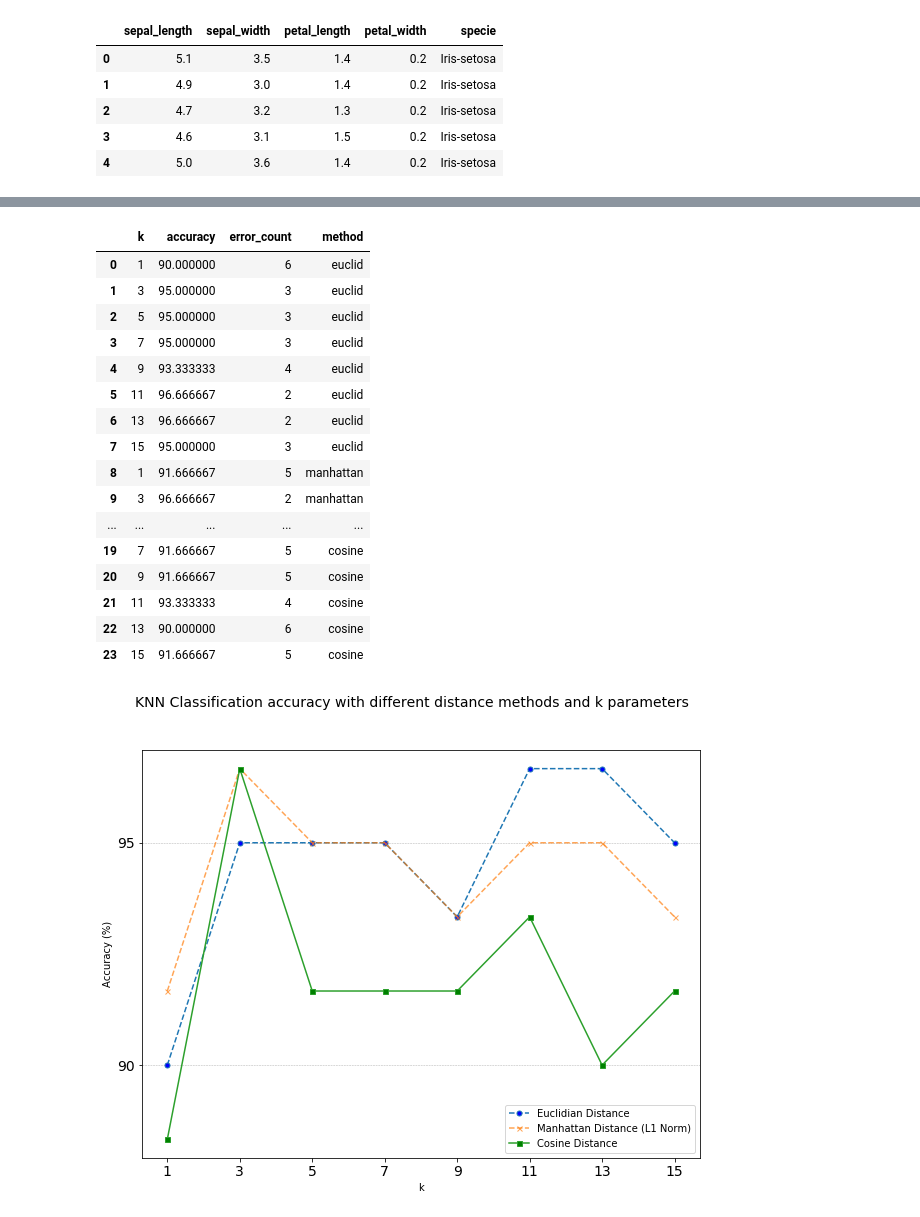
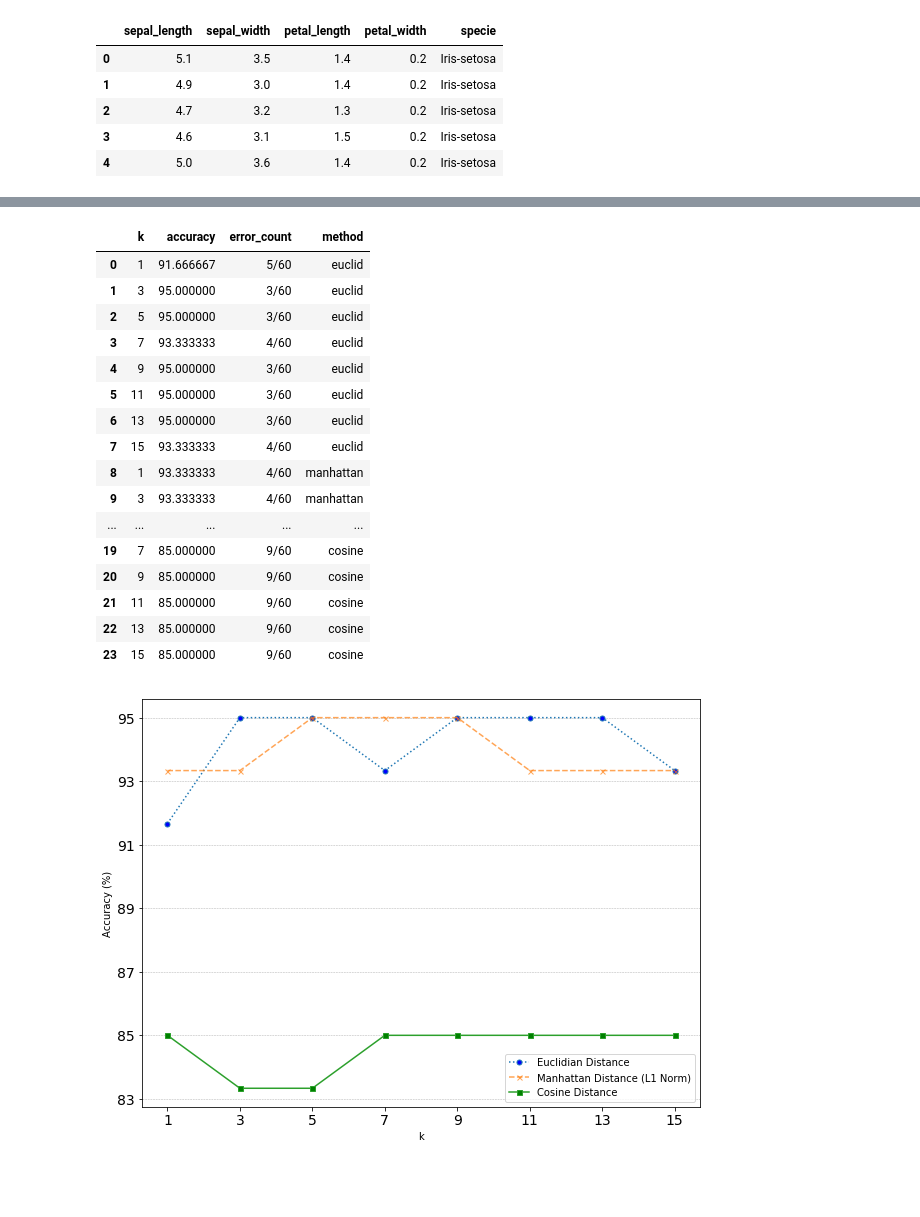
Before and after one commit to Berkays/KNN, a Jupyter notebook: knn.ipynb, the cells around one changed output, grey strips where cells are left out. Drawn from its saved outputs; the diff is of its cells as text; code cells hidden in the pictures; blank space fills up the shorter version.

```diff
--- a/knn.ipynb
+++ b/knn.ipynb
@@ -28,8 +28,8 @@ le = preprocessing.LabelEncoder()
 le.fit(np.unique(Y))
 Y_encoded = le.transform(Y)
 
-#scaler = preprocessing.StandardScaler()
-#X = scaler.fit_transform(X)
+scaler = preprocessing.StandardScaler()
+X = scaler.fit_transform(X)
 
-x_train,x_test,y_train,y_test = train_test_split(X,Y_encoded,test_size=0.4,stratify=Y_encoded)
+x_train,x_test,y_train,y_test = train_test_split(X,Y_encoded,test_size=0.4,stratify=Y_encoded,random_state=89)
 # %%
@@ -86,44 +86,43 @@ for method in distance_methods:
         success = np.count_nonzero(np.equal(y_pred,y_test))
         accuracy = success / test_size * 100
         error_count = test_size - success
-        observations.loc[len(observations)] = [k,accuracy,error_count,method]
+        observations.loc[len(observations)] = [k,accuracy,str(error_count) + "/" + str(test_size),method]
 # %%
 observations
 # %% [output]
 |  | k | accuracy | error_count | method |
-| 0 | 1 | 90.000000 | 6 | euclid |
-| 1 | 3 | 95.000000 | 3 | euclid |
-| 2 | 5 | 95.000000 | 3 | euclid |
-| 3 | 7 | 95.000000 | 3 | euclid |
-| 4 | 9 | 93.333333 | 4 | euclid |
-| 5 | 11 | 96.666667 | 2 | euclid |
-| 6 | 13 | 96.666667 | 2 | euclid |
-| 7 | 15 | 95.000000 | 3 | euclid |
-| 8 | 1 | 91.666667 | 5 | manhattan |
-| 9 | 3 | 96.666667 | 2 | manhattan |
+| 0 | 1 | 91.666667 | 5/60 | euclid |
+| 1 | 3 | 95.000000 | 3/60 | euclid |
+| 2 | 5 | 95.000000 | 3/60 | euclid |
+| 3 | 7 | 93.333333 | 4/60 | euclid |
+| 4 | 9 | 95.000000 | 3/60 | euclid |
+| 5 | 11 | 95.000000 | 3/60 | euclid |
+| 6 | 13 | 95.000000 | 3/60 | euclid |
+| 7 | 15 | 93.333333 | 4/60 | euclid |
+| 8 | 1 | 93.333333 | 4/60 | manhattan |
+| 9 | 3 | 93.333333 | 4/60 | manhattan |
 | ... | ... | ... | ... | ... |
-| 19 | 7 | 91.666667 | 5 | cosine |
-| 20 | 9 | 91.666667 | 5 | cosine |
-| 21 | 11 | 93.333333 | 4 | cosine |
-| 22 | 13 | 90.000000 | 6 | cosine |
-| 23 | 15 | 91.666667 | 5 | cosine |
+| 19 | 7 | 85.000000 | 9/60 | cosine |
+| 20 | 9 | 85.000000 | 9/60 | cosine |
+| 21 | 11 | 85.000000 | 9/60 | cosine |
+| 22 | 13 | 85.000000 | 9/60 | cosine |
+| 23 | 15 | 85.000000 | 9/60 | cosine |
 # %%
 # Plot accuracy graph
 euclid_metrics = observations[observations['method'] == "euclid"]
 manhattan_metrics = observations[observations['method'] == "manhattan"]
 cosine_metrics = observations[observations['method'] == "cosine"]
 
 fig = plt.figure(figsize=(10,7.5))
 plt.xticks(range(1, 16, 2), fontsize=14)
-plt.yticks(range(60, 100, 5), fontsize=14)
+plt.yticks(range(75, 100, 2), fontsize=14)
 plt.grid(True, 'major', 'y', ls='--', lw=.5, c='k', alpha=.3)
-fig.suptitle('KNN Classification accuracy with different distance methods and k parameters', fontsize=14, ha='center')
 plt.xlabel('k')
 plt.ylabel('Accuracy (%)')
-plt.plot(euclid_metrics['k'], euclid_metrics['accuracy'], label='Euclidian Distance',linestyle='dashed', marker='o', markerfacecolor='blue', markersize=5)
+plt.plot(euclid_metrics['k'], euclid_metrics['accuracy'], label='Euclidian Distance',linestyle='dotted', marker='o', markerfacecolor='blue', markersize=5)
 plt.plot(manhattan_metrics['k'], manhattan_metrics['accuracy'], label = 'Manhattan Distance (L1 Norm)',linestyle='dashed', marker='x', markerfacecolor='orange', markersize=5,alpha=0.7)
 plt.plot(cosine_metrics['k'], cosine_metrics['accuracy'], label = 'Cosine Distance', marker='s', markerfacecolor='green', markersize=5)
 plt.legend()
 plt.show()
 # %% [output]
-[figure, old version]
+[figure, new version]
```
Also changed, not shown: parts of 3 cells of this notebook, 1 other file.
